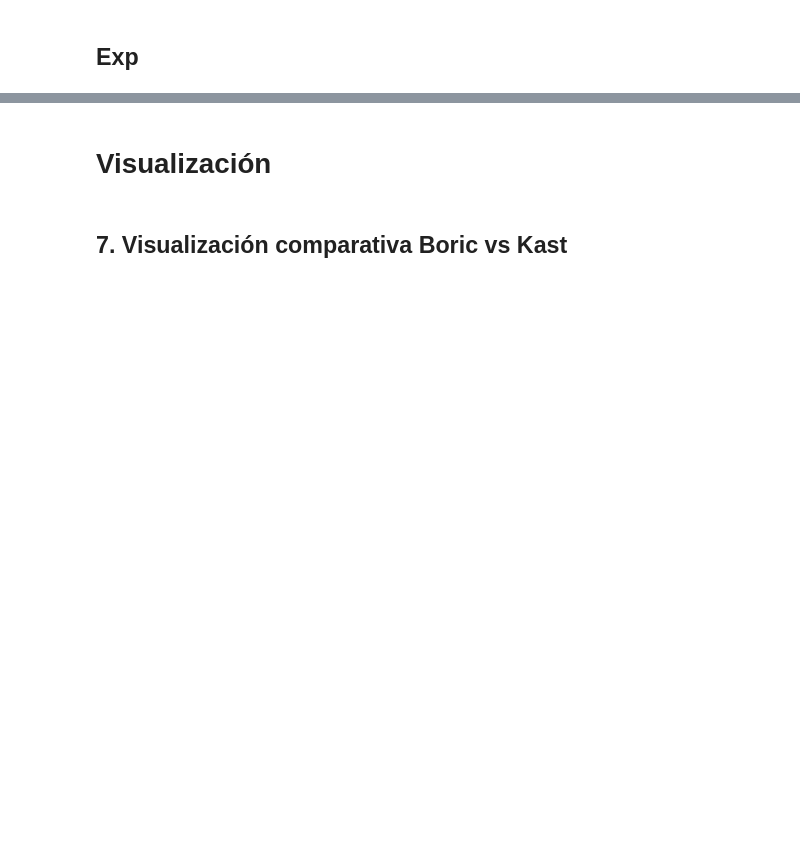
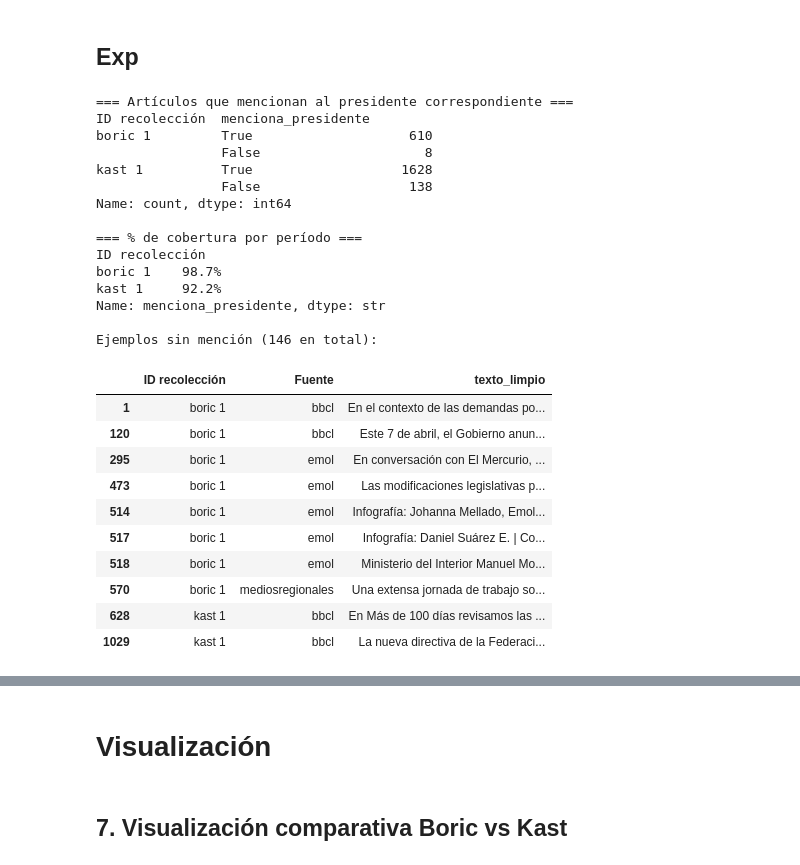
Before and after one commit to brrxs/Comparativa-Gobiernos-Kast-Boric, a Jupyter notebook: analisis_gobierno.ipynb, the cells around one changed output, grey strips where cells are left out. Saved outputs shown, nothing was run; the diff lists cells and outputs as text; code cells hidden in the pictures; blank space fills up the shorter version.

```diff
--- a/analisis_gobierno.ipynb
+++ b/analisis_gobierno.ipynb
@@ -208,3 +261,59 @@ df[['texto_limpio', 'ner_personas', 'ner_org', 'ner_lugar']].head(5)
 # %% [markdown]
 ## Exp
+# %%
+# Términos de búsqueda por período
+PRESIDENT_TERMS = {
+    'boric 1': ['boric', 'gabriel boric', 'presidente'],
+    'kast 1':  ['kast', 'josé antonio kast', 'jose antonio kast', 'presidente'],
+}
+
+def mentions_president(row):
+    text = row['texto_limpio'].lower()
+    terms = PRESIDENT_TERMS.get(row['ID recolección'], [])
+    return any(t in text for t in terms)
+
+df['menciona_presidente'] = df.apply(mentions_president, axis=1)
+
+# Reporte
+print('=== Artículos que mencionan al presidente correspondiente ===')
+report = df.groupby('ID recolección')['menciona_presidente'].value_counts()
+print(report)
+
+print('\n=== % de cobertura por período ===')
+print(
+    df.groupby('ID recolección')['menciona_presidente']
+    .mean().map('{:.1%}'.format)
+)
+
+# Vista de los que NO mencionan (para inspección)
+no_match = df[~df['menciona_presidente']][['ID recolección', 'Fuente', 'texto_limpio']].head(10)
+print(f'\nEjemplos sin mención ({(~df["menciona_presidente"]).sum()} en total):')
+no_match
+# %% [output]
+=== Artículos que mencionan al presidente correspondiente ===
+ID recolección  menciona_presidente
+boric 1         True                    610
+                False                     8
+kast 1          True                   1628
+                False                   138
+Name: count, dtype: int64
+
+=== % de cobertura por período ===
+ID recolección
+boric 1    98.7%
+kast 1     92.2%
+Name: menciona_presidente, dtype: str
+
+Ejemplos sin mención (146 en total):
+|  | ID recolección | Fuente | texto_limpio |
+| 1 | boric 1 | bbcl | En el contexto de las demandas po... |
+| 120 | boric 1 | bbcl | Este 7 de abril, el Gobierno anun... |
+| 295 | boric 1 | emol | En conversación con El Mercurio, ... |
+| 473 | boric 1 | emol | Las modificaciones legislativas p... |
+| 514 | boric 1 | emol | Infografía: Johanna Mellado, Emol... |
+| 517 | boric 1 | emol | Infografía: Daniel Suárez E. | Co... |
+| 518 | boric 1 | emol | Ministerio del Interior Manuel Mo... |
+| 570 | boric 1 | mediosregionales | Una extensa jornada de trabajo so... |
+| 628 | kast 1 | bbcl | En Más de 100 días revisamos las ... |
+| 1029 | kast 1 | bbcl | La nueva directiva de la Federaci... |
 # %%
```
Also changed, not shown: parts of 9 cells of this notebook, 1 other file.
